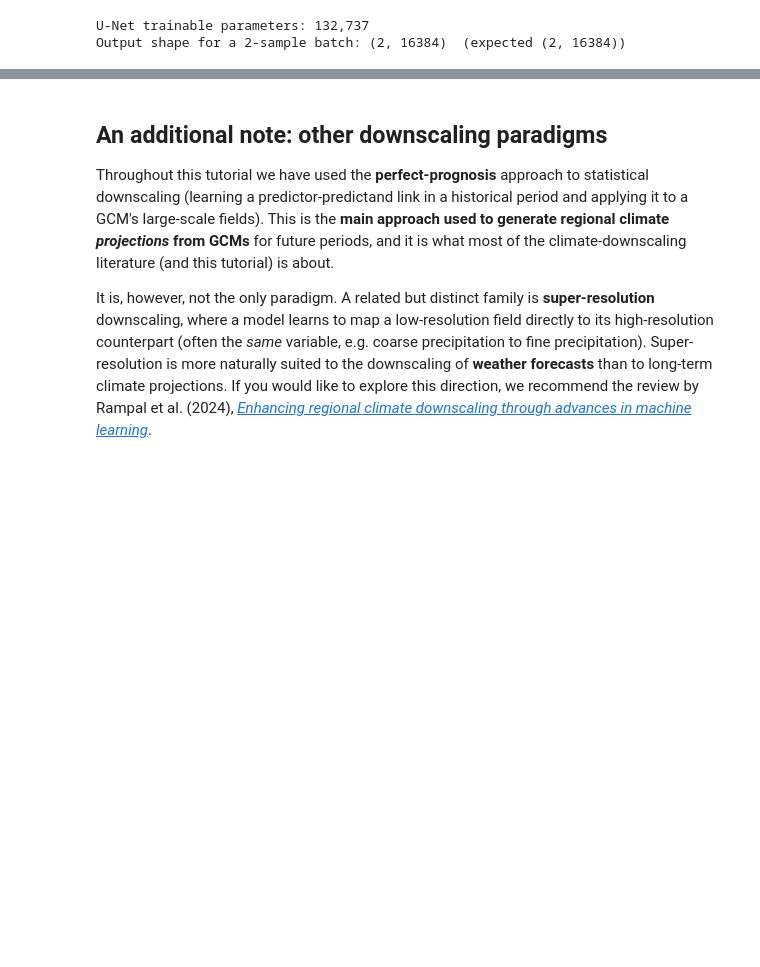
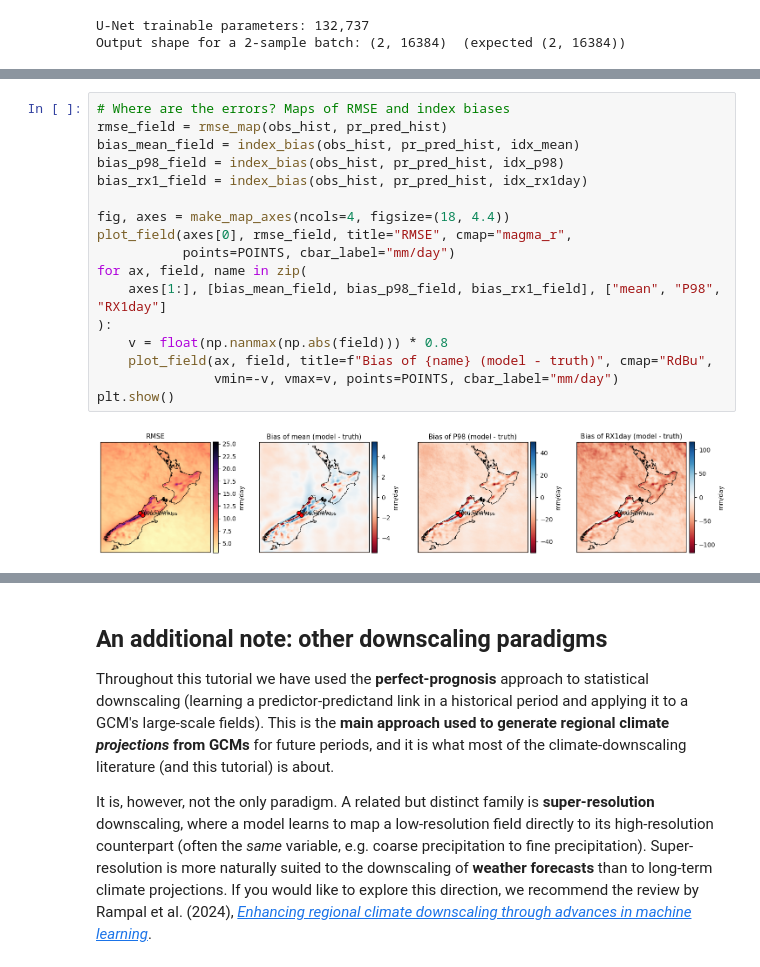
Before and after one commit to onu4codes/downscaling-climate-projections, a Jupyter notebook: Statistical_Downscaling_of_Climate_Projections_with_Deep_Learning.ipynb, the cells around one changed output, grey strips where cells are left out. Saved outputs shown, nothing was run; the diff lists cells and outputs as text; blank space fills up the shorter version.

```diff
--- a/Statistical_Downscaling_of_Climate_Projections_with_Deep_Learning.ipynb
+++ b/Statistical_Downscaling_of_Climate_Projections_with_Deep_Learning.ipynb
@@ -1605,0 +1711,19 @@ Output shape for a 2-sample batch: (2, 16384)  (expected (2, 16384))
+# %%
+# Where are the errors? Maps of RMSE and index biases
+rmse_field = rmse_map(obs_hist, pr_pred_hist)
+bias_mean_field = index_bias(obs_hist, pr_pred_hist, idx_mean)
+bias_p98_field = index_bias(obs_hist, pr_pred_hist, idx_p98)
+bias_rx1_field = index_bias(obs_hist, pr_pred_hist, idx_rx1day)
+
+fig, axes = make_map_axes(ncols=4, figsize=(18, 4.4))
+plot_field(axes[0], rmse_field, title="RMSE", cmap="magma_r",
+           points=POINTS, cbar_label="mm/day")
+for ax, field, name in zip(
+    axes[1:], [bias_mean_field, bias_p98_field, bias_rx1_field], ["mean", "P98", "RX1day"]
+):
+    v = float(np.nanmax(np.abs(field))) * 0.8
+    plot_field(ax, field, title=f"Bias of {name} (model - truth)", cmap="RdBu",
+               vmin=-v, vmax=v, points=POINTS, cbar_label="mm/day")
+plt.show()
+# %% [output]
+[figure, added]
```
Also changed, not shown: parts of 10 cells of this notebook.
